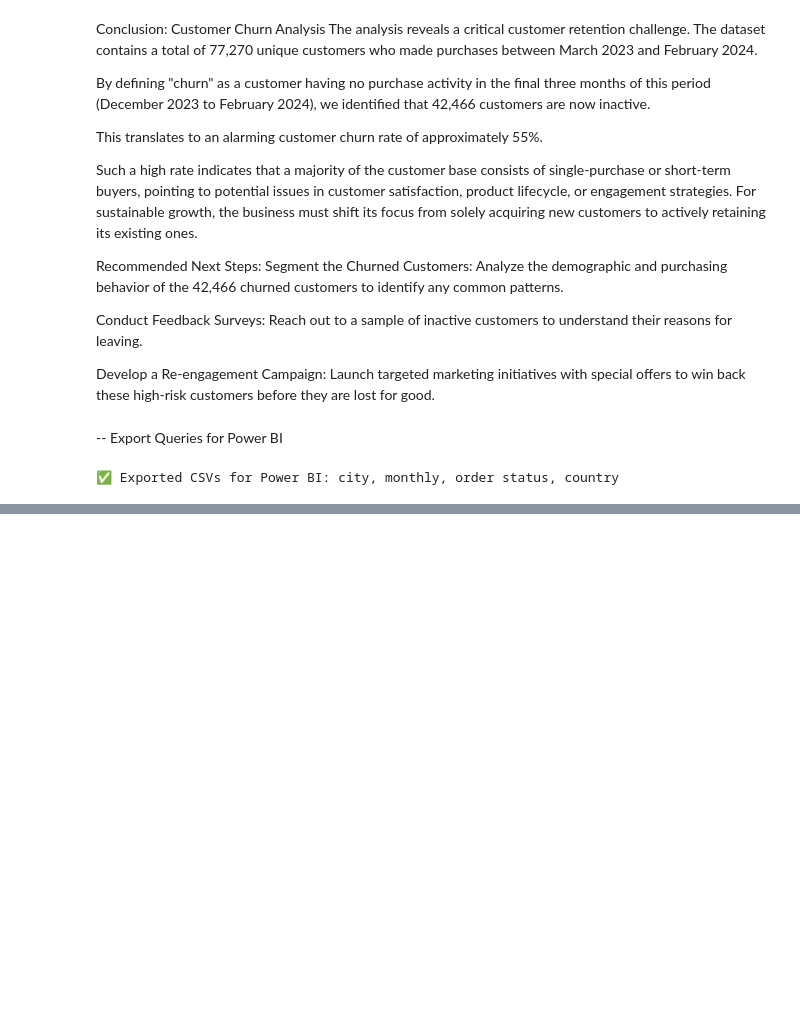
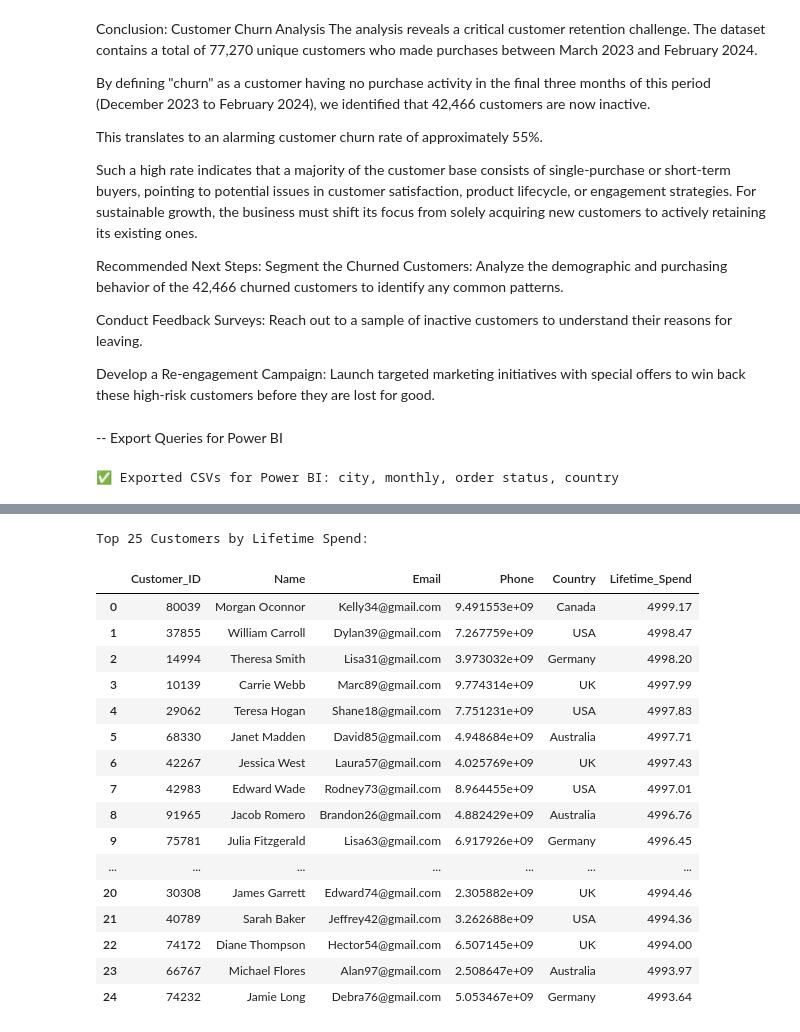
Before and after one commit to pranav444444/MinorProject_Sem7_Customer-Preference-and-Trend-Analytics-for-the-Retail-Sector, a Jupyter notebook: sample_retail_sales (2).ipynb, the cells around one changed output, grey strips where cells are left out. Saved outputs shown, nothing was run; the diff lists cells and outputs as text; code cells hidden in the pictures; blank space fills up the shorter version.

```diff
--- a/sample_retail_sales (2).ipynb
+++ b/sample_retail_sales (2).ipynb
@@ -1332,0 +1432,35 @@ print("✅ Exported CSVs for Power BI: city, monthly, order status, country")
+# %%
+# --- Viva Query 3: Top 5 Customers by Spend (Enhanced) ---
+print("\nTop 25 Customers by Lifetime Spend:")
+display(pd.read_sql_query("""
+    SELECT
+        Customer_ID,
+        Name,Email,Phone,Country,
+        ROUND(SUM(Total_Amount),2) AS Lifetime_Spend
+    FROM
+        RetailData
+    GROUP BY
+        Customer_ID, Name
+    ORDER BY
+        Lifetime_Spend DESC
+    LIMIT 25;
+""", conn))
+# %% [output]
+Top 25 Customers by Lifetime Spend:
+|  | Customer_ID | Name | Email | Phone | Country | Lifetime_Spend |
+| 0 | 80039 | Morgan Oconnor | Kelly34@gmail.com | 9.491553e+09 | Canada | 4999.17 |
+| 1 | 37855 | William Carroll | Dylan39@gmail.com | 7.267759e+09 | USA | 4998.47 |
+| 2 | 14994 | Theresa Smith | Lisa31@gmail.com | 3.973032e+09 | Germany | 4998.20 |
+| 3 | 10139 | Carrie Webb | Marc89@gmail.com | 9.774314e+09 | UK | 4997.99 |
+| 4 | 29062 | Teresa Hogan | Shane18@gmail.com | 7.751231e+09 | USA | 4997.83 |
+| 5 | 68330 | Janet Madden | David85@gmail.com | 4.948684e+09 | Australia | 4997.71 |
+| 6 | 42267 | Jessica West | Laura57@gmail.com | 4.025769e+09 | UK | 4997.43 |
+| 7 | 42983 | Edward Wade | Rodney73@gmail.com | 8.964455e+09 | USA | 4997.01 |
+| 8 | 91965 | Jacob Romero | Brandon26@gmail.com | 4.882429e+09 | Australia | 4996.76 |
+| 9 | 75781 | Julia Fitzgerald | Lisa63@gmail.com | 6.917926e+09 | Germany | 4996.45 |
+| ... | ... | ... | ... | ... | ... | ... |
+| 20 | 30308 | James Garrett | Edward74@gmail.com | 2.305882e+09 | UK | 4994.46 |
+| 21 | 40789 | Sarah Baker | Jeffrey42@gmail.com | 3.262688e+09 | USA | 4994.36 |
+| 22 | 74172 | Diane Thompson | Hector54@gmail.com | 6.507145e+09 | UK | 4994.00 |
+| 23 | 66767 | Michael Flores | Alan97@gmail.com | 2.508647e+09 | Australia | 4993.97 |
+| 24 | 74232 | Jamie Long | Debra76@gmail.com | 5.053467e+09 | Germany | 4993.64 |
```
Also changed, not shown: parts of 28 cells of this notebook, 11 other files.
